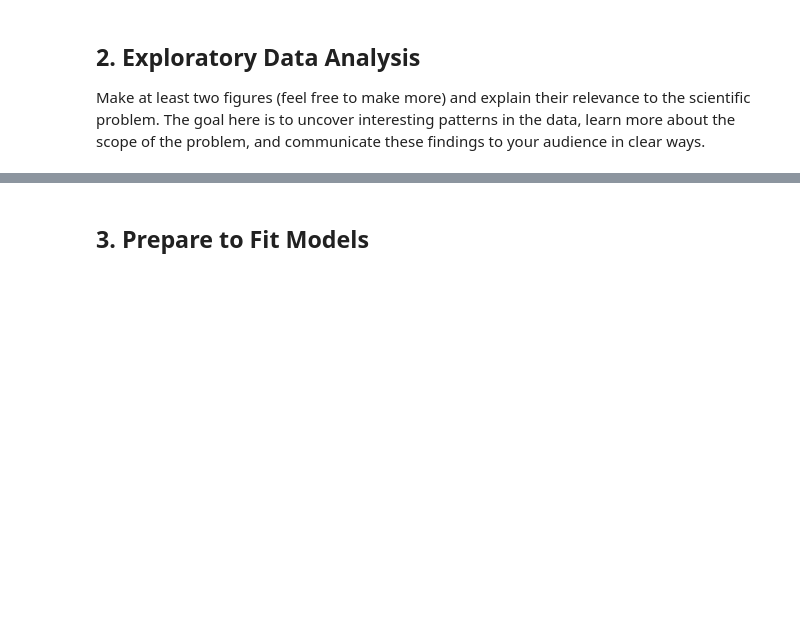
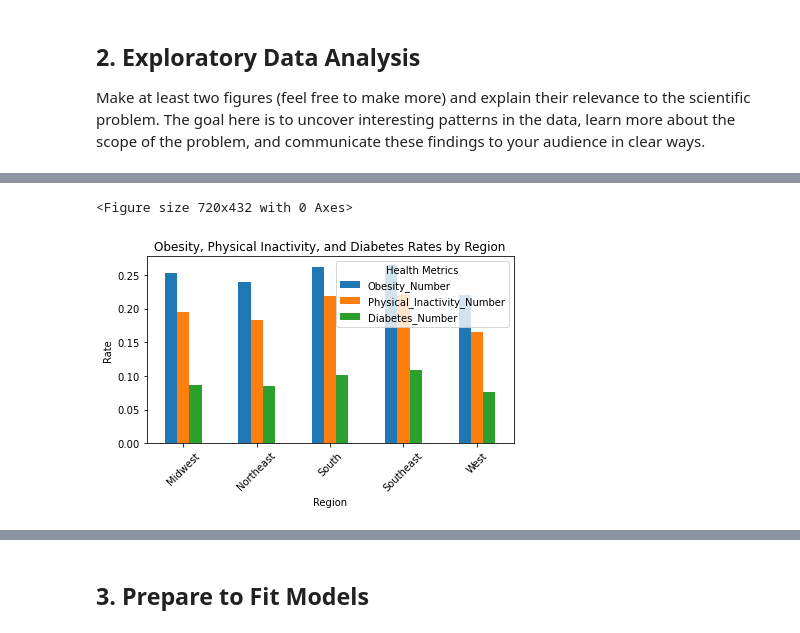
Before and after one commit to mdombrow/Computational-Social-Science-Projects, a Jupyter notebook: Project_2/Project 2 Students.ipynb, the cells around one changed output, grey strips where cells are left out. Saved outputs shown, nothing was run; the diff lists cells and outputs as text; code cells hidden in the pictures; blank space fills up the shorter version.

```diff
--- a/Project_2/Project 2 Students.ipynb
+++ b/Project_2/Project 2 Students.ipynb
@@ -110,23 +213,22 @@ diabetes['sex and age_total population_65 years and over_sex ratio (males per 10
 # %% [markdown]
 We should probably scale our count variables to be proportional to county population. We create the list 'rc_cols' to select all the features we want to rescale, and then use the `.div()` method to avoid typing out every single column we want to recode.
 # %%
-#
 # Scale to county populations
 #-----------
 
-# select count variables to recode to percentages; make sure we leave out ratios and our population variable
+# Select count variables to recode to percentages; make sure we leave out ratios and our population variable
 # because these don't make sense to scale by population
-rc_cols = [col for col in ______.columns if col not in ['County', 'State', 'CountyFIPS',
-                                                        'sex and age_total population_65 years and over_sex ratio (males per 100 females)',
-                                                        'sex and age_total population_sex ratio (males per 100 females)',
-                                                        'sex and age_total population_18 years and over_sex ratio (males per 100 females)',
-                                                        'race_total population']]
+rc_cols = [col for col in diabetes.columns if col not in ['County', 'State', 'CountyFIPS',
+                                                         'sex and age_total population_65 years and over_sex ratio (males per 100 females)',
+                                                         'sex and age_total population_sex ratio (males per 100 females)',
+                                                         'sex and age_total population_18 years and over_sex ratio (males per 100 females)',
+                                                         'race_total population']]
 
-# recode all selected columns to numeric
-diabetes[______] = diabetes[______].apply(pd.to_numeric, errors='coerce')
+# Recode all selected columns to numeric
+diabetes[rc_cols] = diabetes[rc_cols].apply(pd.to_numeric, errors='coerce')
 
-# divide all columns but those listed above by total population to calculate rates
-diabetes[______] = diabetes[______].div(______['race_total population'], axis=0)
+# Divide all columns but those listed above by total population to calculate rates
+diabetes[rc_cols] = diabetes[rc_cols].div(diabetes['race_total population'], axis=0)
 # %% [markdown]
 Let's check our work. Are all rates bounded by 0 and 1 as expected?
 # %%
@@ -147,7 +266,6 @@ with pd.option_context('display.max_rows', 100, 'display.max_columns', None):
 # %% [markdown]
 There are a lot of columns in this data frame. Let's see if there are any are duplicates. Note that Pandas will not allow them to have the same exact column name, so they will likely be distinct on column name but will be copies otherwise.
 # %%
-#
 # Check for duplicate columns
 #-----------
 # I used Google to figure this out, and adapted this example for our purposes:
@@ -168,11 +286,11 @@ def getDuplicateColumns(df):
         for y in range(x + 1, df.shape[1]):
             # Select column at yth index.
             otherCol = df.iloc[:, y]
-            # Check if two columns at x 7 y index are equal
+            # Check if two columns at x and y index are equal
             if col.equals(otherCol):
                 duplicateColumnNames.add(df.columns.values[y])
     return list(duplicateColumnNames)
 
-duplicateColumnNames = list(getDuplicateColumns(______))
+duplicateColumnNames = list(getDuplicateColumns(diabetes))
 print('Duplicate Columns are as follows: ')
 duplicateColumnNames
@@ -179,9 +305,8 @@ duplicateColumnNames
 # %%
-#
 # drop columns from duplicates list
 #-----------
 # now drop list of duplicate features from our df using the .drop() method
-diabetes = diabetes.drop(columns=______)
+diabetes = diabetes.drop(columns=duplicateColumnNames)
 # %% [markdown]
 Finally, there are many states accounted for the in dataset. If we convert this column to a categorical variable, and create dummies, it will create a rather sparse matrix (many 0s in our dataset) becuase there will be 49 dummy variables. One alternative is to classify each state to a larger US region and use that variable instead of state. The following code will do that.
 # %%
@@ -252,4 +395,17 @@ Make at least two figures (feel free to make more) and explain their relevance t
 # %%
-#
-# EDA #1 and interpretations in this section
-#-----------
+metrics = ['Obesity_Number', 'Physical_Inactivity_Number', 'Diabetes_Number']
+region_data = diabetes[metrics + ['Region']].groupby('Region').mean()
+
+plt.figure(figsize=(10, 6))
+region_data.plot(kind='bar', stacked=False)
+plt.title('Obesity, Physical Inactivity, and Diabetes Rates by Region')
+plt.xlabel('Region')
+plt.ylabel('Rate')
+plt.xticks(rotation=45)
+plt.legend(title='Health Metrics')
+plt.tight_layout()
+
+plt.show()
+# %% [output]
+<Figure size 720x432 with 0 Axes>
+[figure, added]
```
Also changed, not shown: parts of 31 cells of this notebook.
